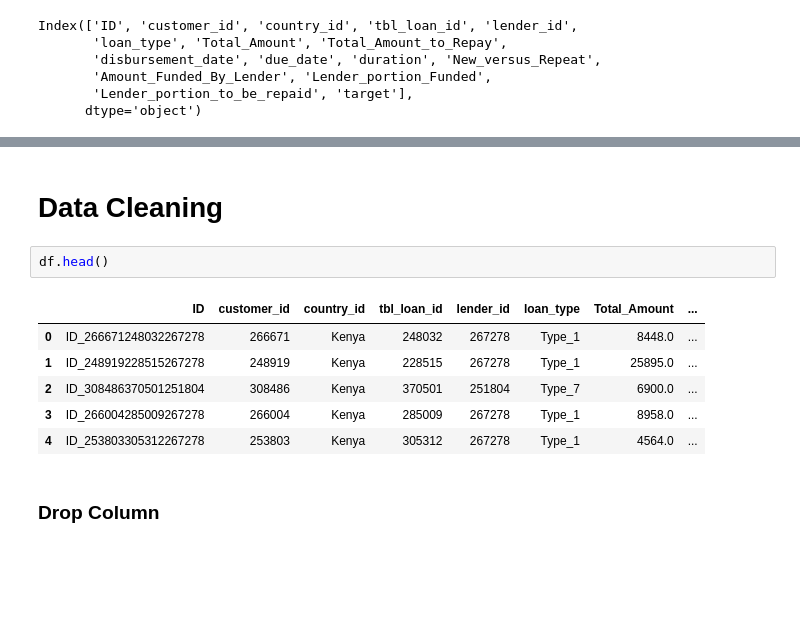
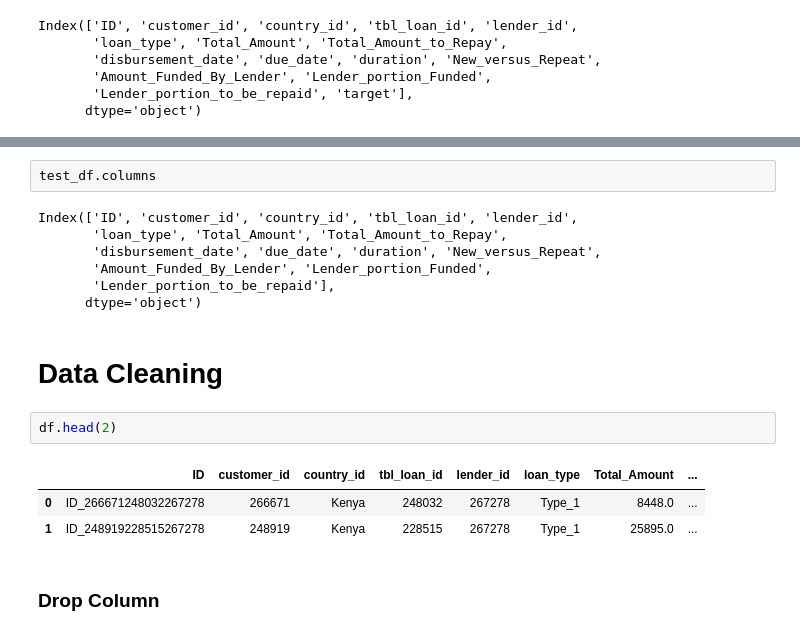
Before and after one commit to kibambe-0167/zindi-african-credit-score, a Jupyter notebook: app.ipynb, the cells around one changed output, grey strips where cells are left out. Cells and saved outputs as stored; diff of their text form; blank space fills up the shorter version.

```diff
--- a/app.ipynb
+++ b/app.ipynb
@@ -83,14 +122,20 @@ Index(['ID', 'customer_id', 'country_id', 'tbl_loan_id', 'lender_id',
+# %%
+test_df.columns
+# %% [output]
+Index(['ID', 'customer_id', 'country_id', 'tbl_loan_id', 'lender_id',
+       'loan_type', 'Total_Amount', 'Total_Amount_to_Repay',
+       'disbursement_date', 'due_date', 'duration', 'New_versus_Repeat',
+       'Amount_Funded_By_Lender', 'Lender_portion_Funded',
+       'Lender_portion_to_be_repaid'],
+      dtype='object')
 # %% [markdown]
 # Data Cleaning
 # %%
-df.head()
+df.head(2)
 # %% [output]
 |  | ID | customer_id | country_id | tbl_loan_id | lender_id | loan_type | Total_Amount | ... |
 | 0 | ID_266671248032267278 | 266671 | Kenya | 248032 | 267278 | Type_1 | 8448.0 | ... |
 | 1 | ID_248919228515267278 | 248919 | Kenya | 228515 | 267278 | Type_1 | 25895.0 | ... |
-| 2 | ID_308486370501251804 | 308486 | Kenya | 370501 | 251804 | Type_7 | 6900.0 | ... |
-| 3 | ID_266004285009267278 | 266004 | Kenya | 285009 | 267278 | Type_1 | 8958.0 | ... |
-| 4 | ID_253803305312267278 | 253803 | Kenya | 305312 | 267278 | Type_1 | 4564.0 | ... |
 # %% [markdown]
 ### Drop Column
 # %%
```
Also changed, not shown: parts of 70 cells of this notebook, 7 other files.
